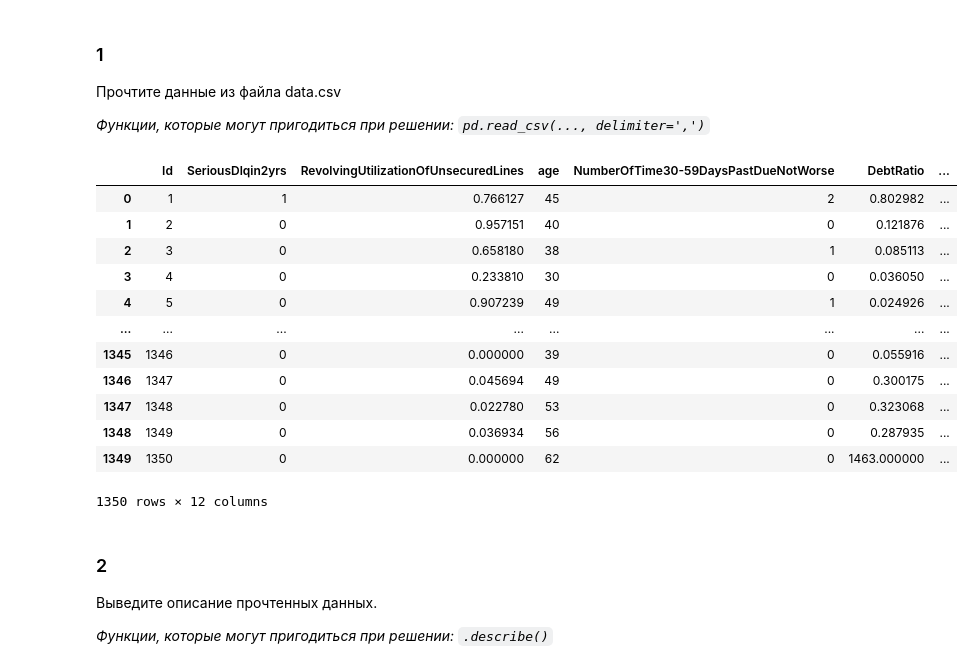
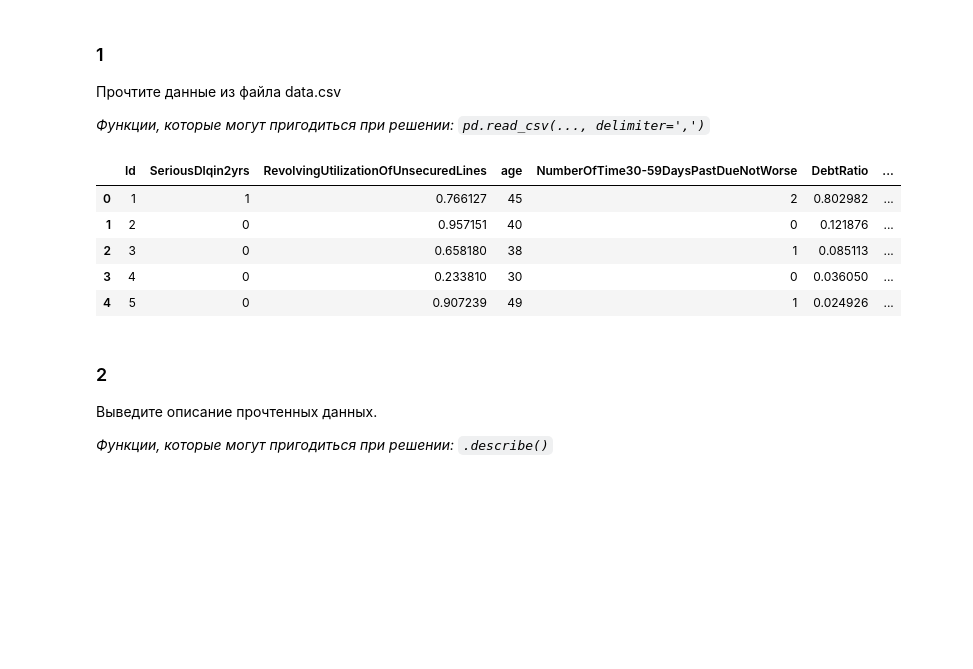
Before and after one commit to kirillserious/2021-machine-learning, a Jupyter notebook: lab_01/lab-1-pandas.ipynb, the cells around one changed output. Saved outputs shown, nothing was run; the diff lists cells and outputs as text; code cells hidden in the pictures; blank space fills up the shorter version.

```diff
--- a/lab_01/lab-1-pandas.ipynb
+++ b/lab_01/lab-1-pandas.ipynb
@@ -55,21 +55,14 @@ import pandas as pd
 # %%
 csv_data = pd.read_csv('data.csv', delimiter=',')
 
-csv_data
+csv_data.head()
 # %% [output]
 |  | Id | SeriousDlqin2yrs | RevolvingUtilizationOfUnsecuredLines | age | NumberOfTime30-59DaysPastDueNotWorse | DebtRatio | ... |
 | 0 | 1 | 1 | 0.766127 | 45 | 2 | 0.802982 | ... |
 | 1 | 2 | 0 | 0.957151 | 40 | 0 | 0.121876 | ... |
 | 2 | 3 | 0 | 0.658180 | 38 | 1 | 0.085113 | ... |
 | 3 | 4 | 0 | 0.233810 | 30 | 0 | 0.036050 | ... |
 | 4 | 5 | 0 | 0.907239 | 49 | 1 | 0.024926 | ... |
-| ... | ... | ... | ... | ... | ... | ... | ... |
-| 1345 | 1346 | 0 | 0.000000 | 39 | 0 | 0.055916 | ... |
-| 1346 | 1347 | 0 | 0.045694 | 49 | 0 | 0.300175 | ... |
-| 1347 | 1348 | 0 | 0.022780 | 53 | 0 | 0.323068 | ... |
-| 1348 | 1349 | 0 | 0.036934 | 56 | 0 | 0.287935 | ... |
-| 1349 | 1350 | 0 | 0.000000 | 62 | 0 | 1463.000000 | ... |
-1350 rows × 12 columns
 # %% [markdown]
 ### 2
 Выведите описание прочтенных данных.
```
Also changed, not shown: parts of 9 cells of this notebook, 1 other file.
